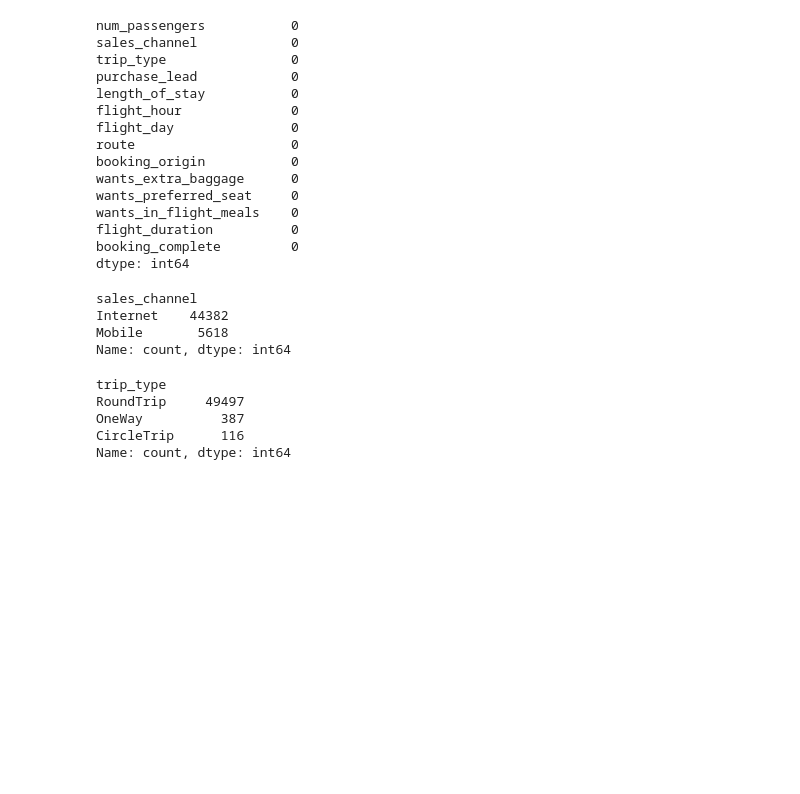
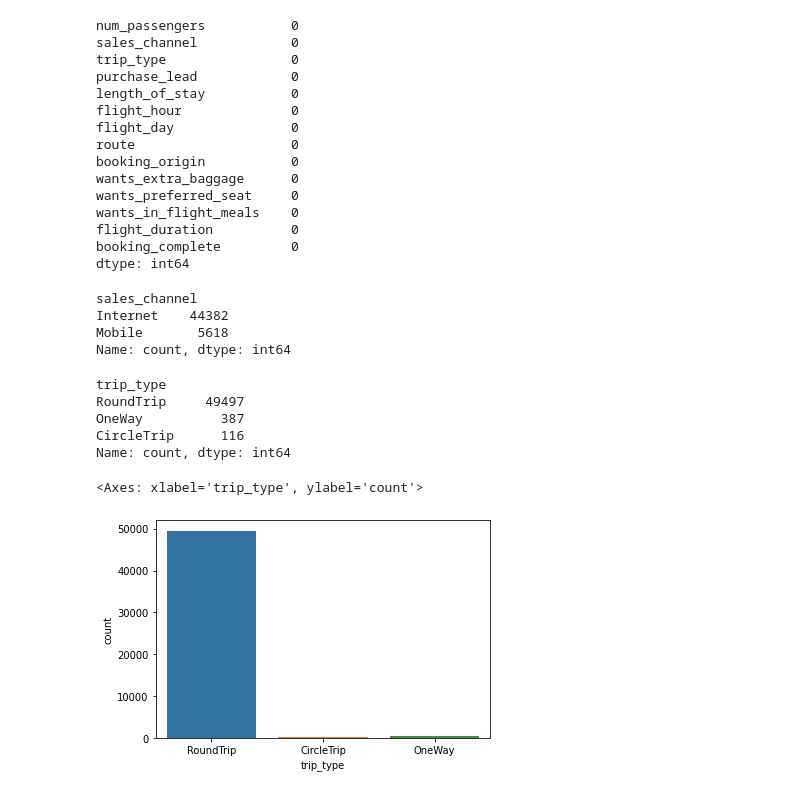
Before and after one commit to marlevek/customer-buying-behavior, a Jupyter notebook: comportamento-de-compra.ipynb, the cells around one changed output. Drawn from its saved outputs; the diff is of its cells as text; code cells hidden in the pictures; blank space fills up the shorter version.

```diff
--- a/comportamento-de-compra.ipynb
+++ b/comportamento-de-compra.ipynb
@@ -78,3 +79,8 @@ RoundTrip     49497
 OneWay          387
 CircleTrip      116
 Name: count, dtype: int64
+# %%
+sns.countplot(df, x='trip_type')
+# %% [output]
+<Axes: xlabel='trip_type', ylabel='count'>
+[figure, added]
```
Also changed, not shown: parts of 49 cells of this notebook, 1 other file.
